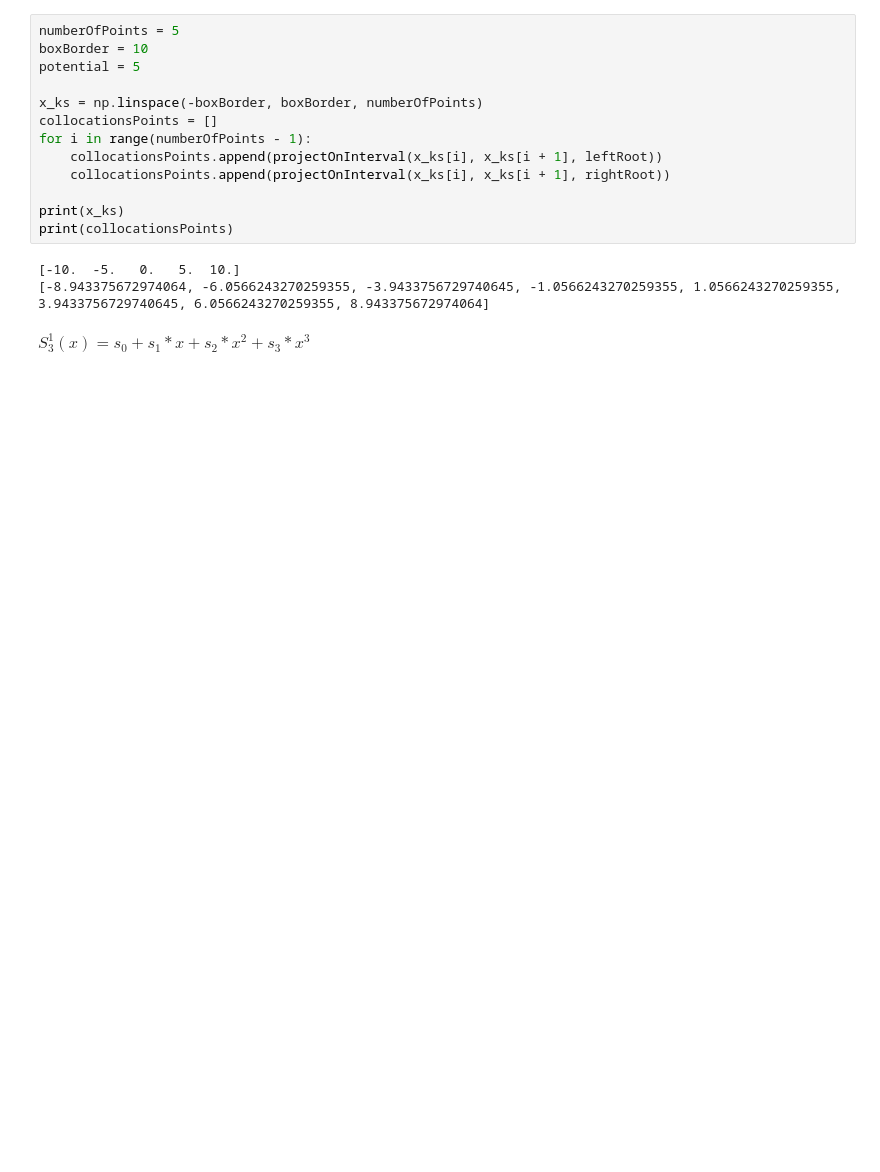
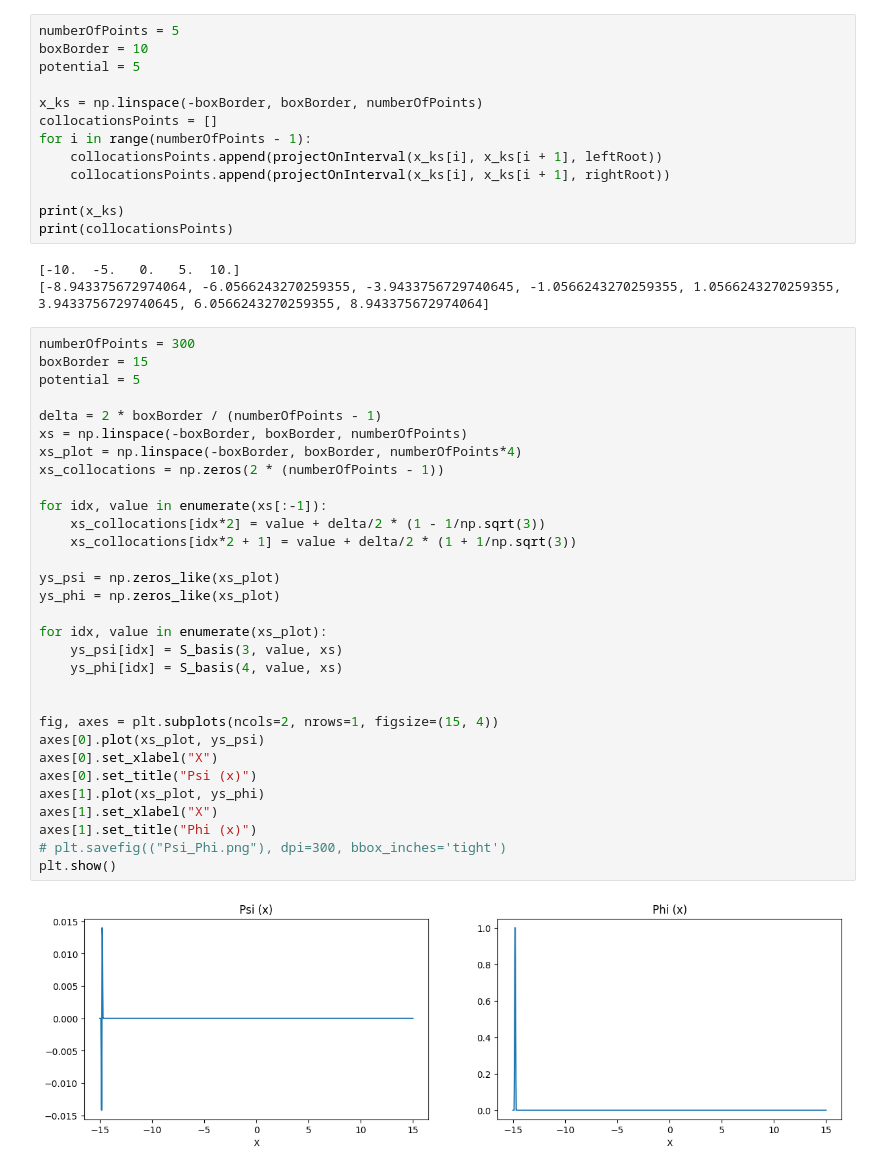
Before and after one commit to NeuTron1943/SpectralTasks, a Jupyter notebook: Task_Collocations/taskC_main.ipynb, the cells around one changed output. Saved outputs shown, nothing was run; the diff lists cells and outputs as text; blank space fills up the shorter version.

Commit message:
Made Collocations. Wow!

```diff
--- a/Task_Collocations/taskC_main.ipynb
+++ b/Task_Collocations/taskC_main.ipynb
@@ -86,5 +147,36 @@ print(collocationsPoints)
 # %% [output]
 [-10.  -5.   0.   5.  10.]
 [-8.943375672974064, -6.0566243270259355, -3.9433756729740645, -1.0566243270259355, 1.0566243270259355, 3.9433756729740645, 6.0566243270259355, 8.943375672974064]
-# %% [markdown]
-$S_3^1 (x) = s_0 + s_1 * x + s_2 * x^2 + s_3 * x^3$
+# %%
+numberOfPoints = 300
+boxBorder = 15
+potential = 5
+
+delta = 2 * boxBorder / (numberOfPoints - 1)
+xs = np.linspace(-boxBorder, boxBorder, numberOfPoints)
+xs_plot = np.linspace(-boxBorder, boxBorder, numberOfPoints*4)
+xs_collocations = np.zeros(2 * (numberOfPoints - 1))
+
+for idx, value in enumerate(xs[:-1]):
+    xs_collocations[idx*2] = value + delta/2 * (1 - 1/np.sqrt(3))
+    xs_collocations[idx*2 + 1] = value + delta/2 * (1 + 1/np.sqrt(3))
+
+ys_psi = np.zeros_like(xs_plot)
+ys_phi = np.zeros_like(xs_plot)
+
+for idx, value in enumerate(xs_plot):
+    ys_psi[idx] = S_basis(3, value, xs)
+    ys_phi[idx] = S_basis(4, value, xs)
+
+
+fig, axes = plt.subplots(ncols=2, nrows=1, figsize=(15, 4))
+axes[0].plot(xs_plot, ys_psi)
+axes[0].set_xlabel("X")
+axes[0].set_title("Psi (x)")
+axes[1].plot(xs_plot, ys_phi)
+axes[1].set_xlabel("X")
+axes[1].set_title("Phi (x)")
+# plt.savefig(("Psi_Phi.png"), dpi=300, bbox_inches='tight')
+plt.show()
+# %% [output]
+[figure, added]
```
Also changed, not shown: parts of 5 cells of this notebook, 11 other files.
